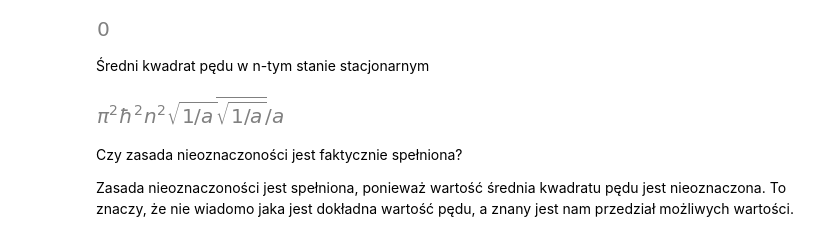
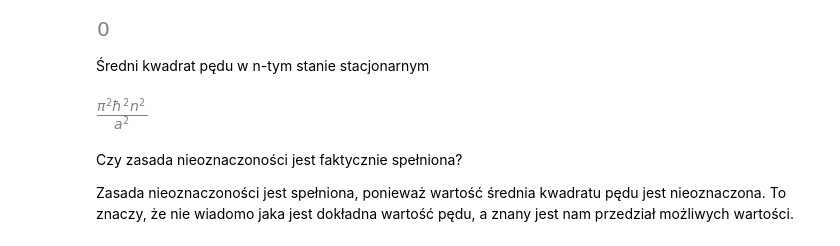
Before and after one commit to ktrzaskoma/quantum-momentum-equation, a Jupyter notebook: kwanty02a.ipynb, the cells around one changed output. Cells and saved outputs as stored; diff of their text form; code cells hidden in the pictures.

```diff
--- a/kwanty02a.ipynb
+++ b/kwanty02a.ipynb
@@ -142,10 +142,10 @@ p1
 Średni kwadrat pędu w n-tym stanie stacjonarnym
 # %%
 
-p2 = (-h ** 2 * sp.integrate((sol.rhs).conjugate() * (sol.rhs).diff(x, x), (x, 0, a))).simplify();
-p2
+pedkwadrat = (-h ** 2 * sp.integrate((sol.rhs) * (sol.rhs).diff(x, x), (x, 0, a))).simplify();
+pedkwadrat
 # %% [output]
-[figure, old version]
+[figure, new version]
 # %% [markdown]
 Czy zasada nieoznaczoności jest faktycznie spełniona?
 
```
Also changed, not shown: parts of 1 cell of this notebook, 1 other file.
